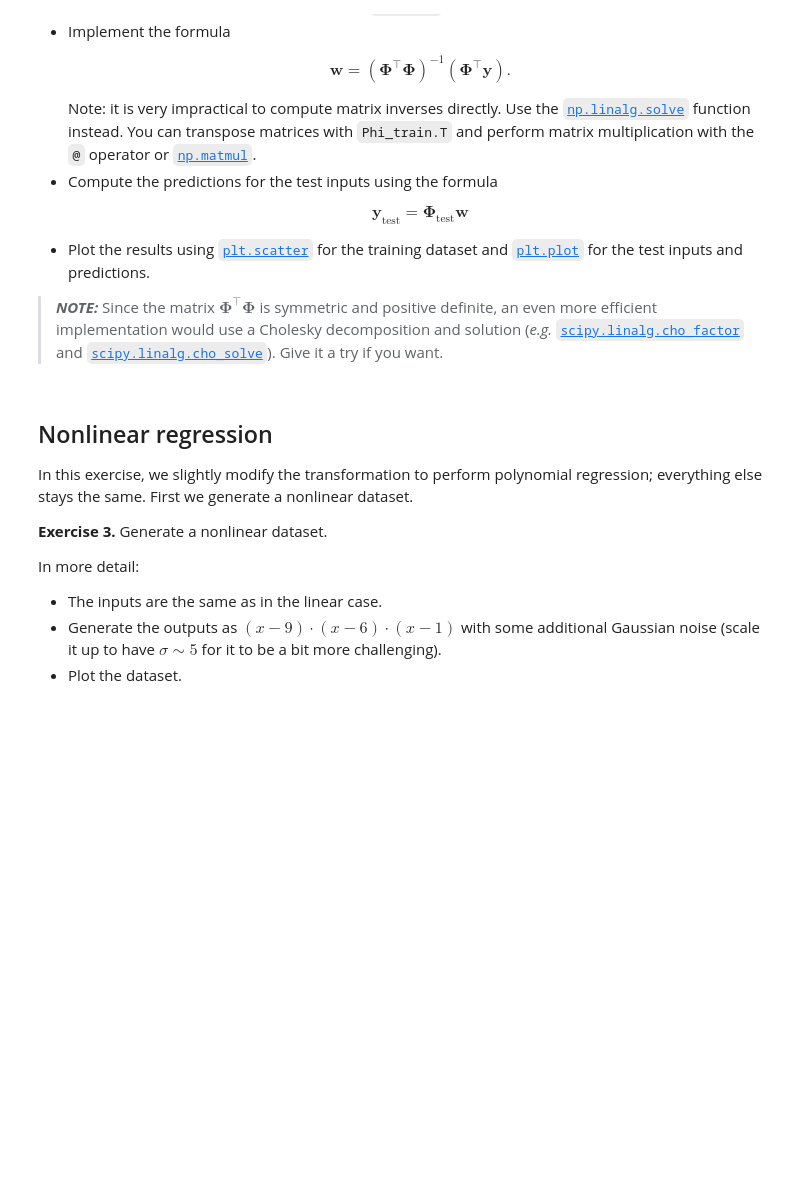
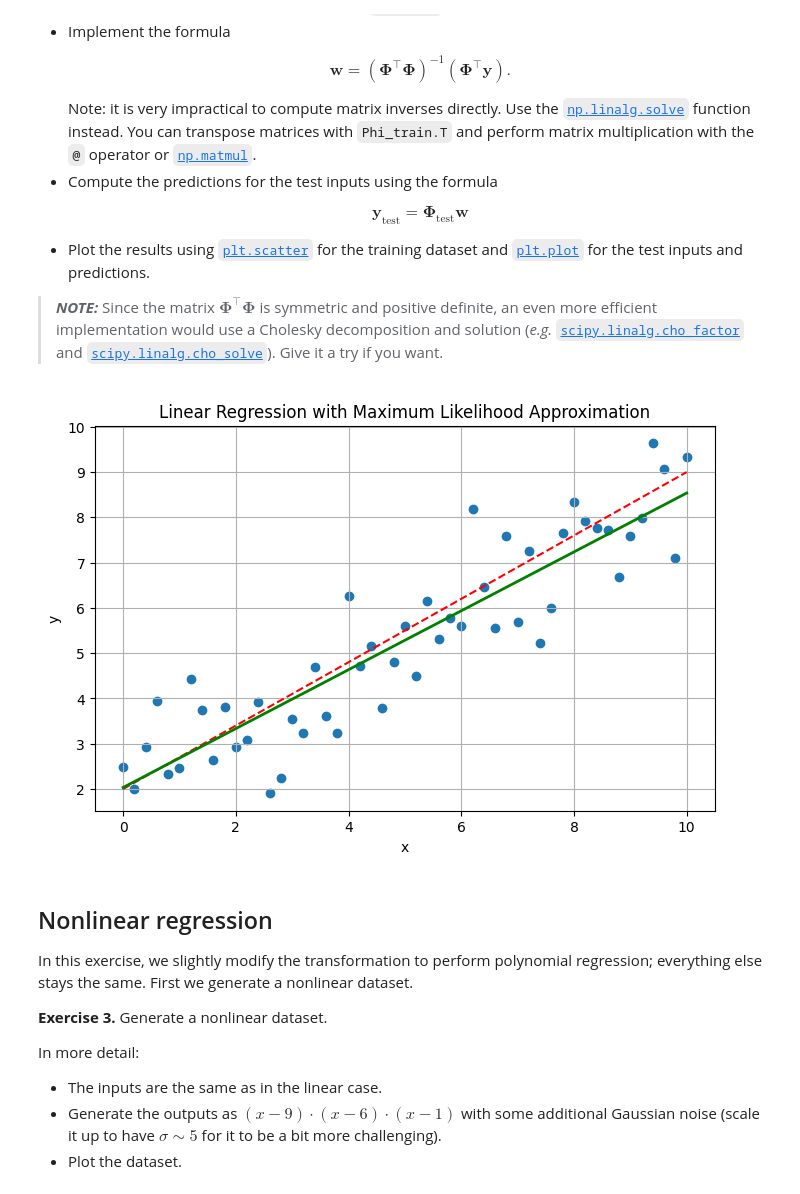
Before and after one commit to Agoston03/Machine-Learning-VIMIMA05, a Jupyter notebook: ML_2026_lab2_linreg.ipynb, the cells around one changed output. Drawn from its saved outputs; the diff is of its cells as text; code cells hidden in the pictures; blank space fills up the shorter version.

```diff
--- a/ML_2026_lab2_linreg.ipynb
+++ b/ML_2026_lab2_linreg.ipynb
@@ -80,3 +96,25 @@ Note: it is very impractical to compute matrix inverses directly. Use the [`np.l
+# %%
+from matplotlib.lines import lineStyles
+# Compute Phi, Phi_test, w and y_test. Plot the results.
+phi_train = np.vstack([np.ones(len(x_train)), x_train]).T
+
+phi_test = np.vstack([np.ones(len(x_test)), x_test]).T
+
+w_hat = np.linalg.solve(phi_train.T @ phi_train, phi_train.T @ y_train)
+
+y_test = phi_test @ w_hat
+
+plt.figure(figsize=(8, 5))
+plt.scatter(x_train, y_train, label='Training data (noisy)')
+plt.plot(x_train, y_train_noiseless, color='red', linestyle='--', label='Ground truth')
+plt.plot(x_test, y_test, color='green', label='Predicted values', linewidth=2)
+plt.title('Linear Regression with Maximum Likelihood Approximation')
+plt.xlabel('x')
+plt.ylabel('y')
+plt.grid(True)
+plt.show()
+# %% [output]
+[figure, added]
 # %% [markdown]
 ## Nonlinear regression
 
```
Also changed, not shown: parts of 10 cells of this notebook.
